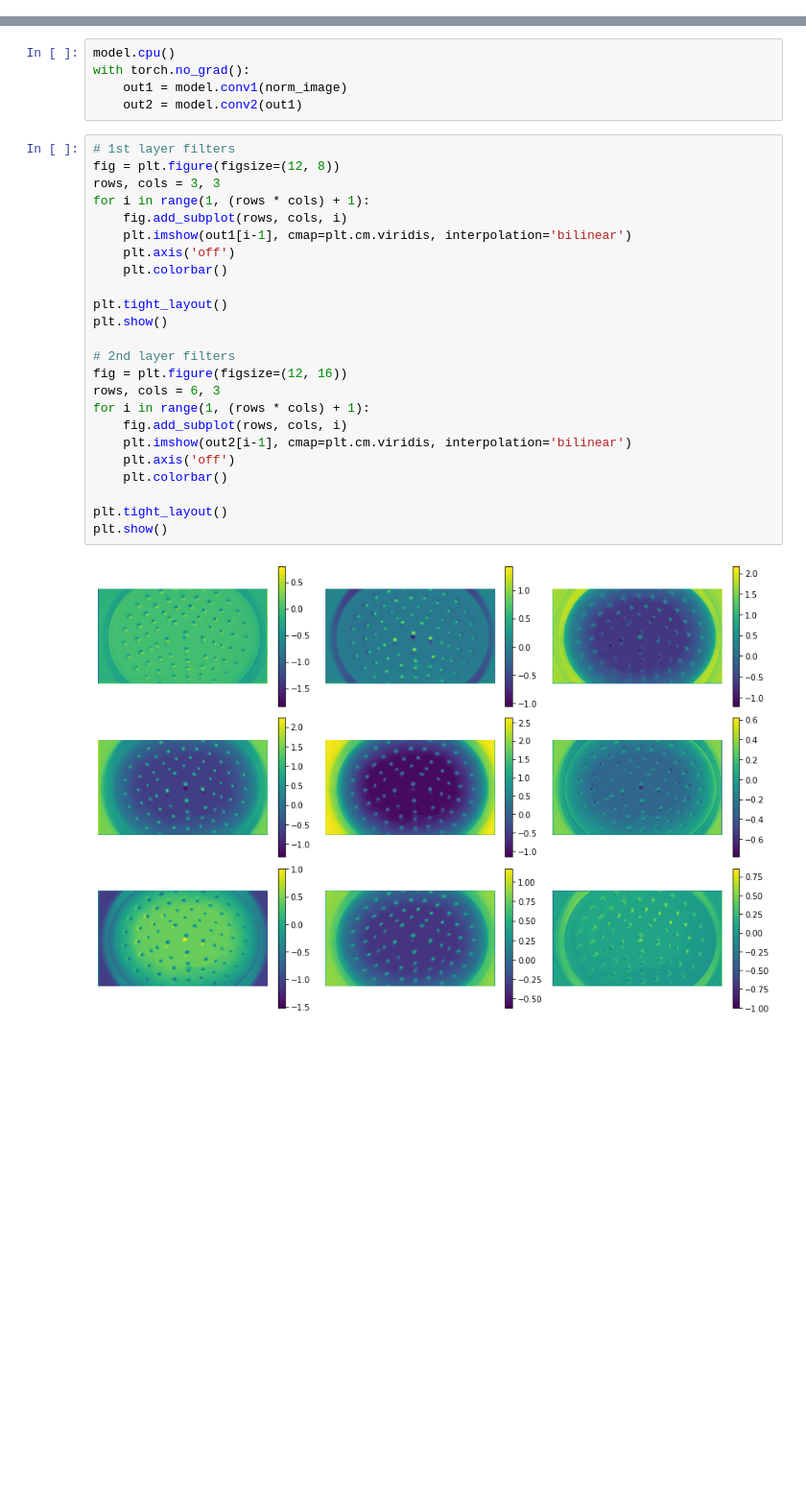
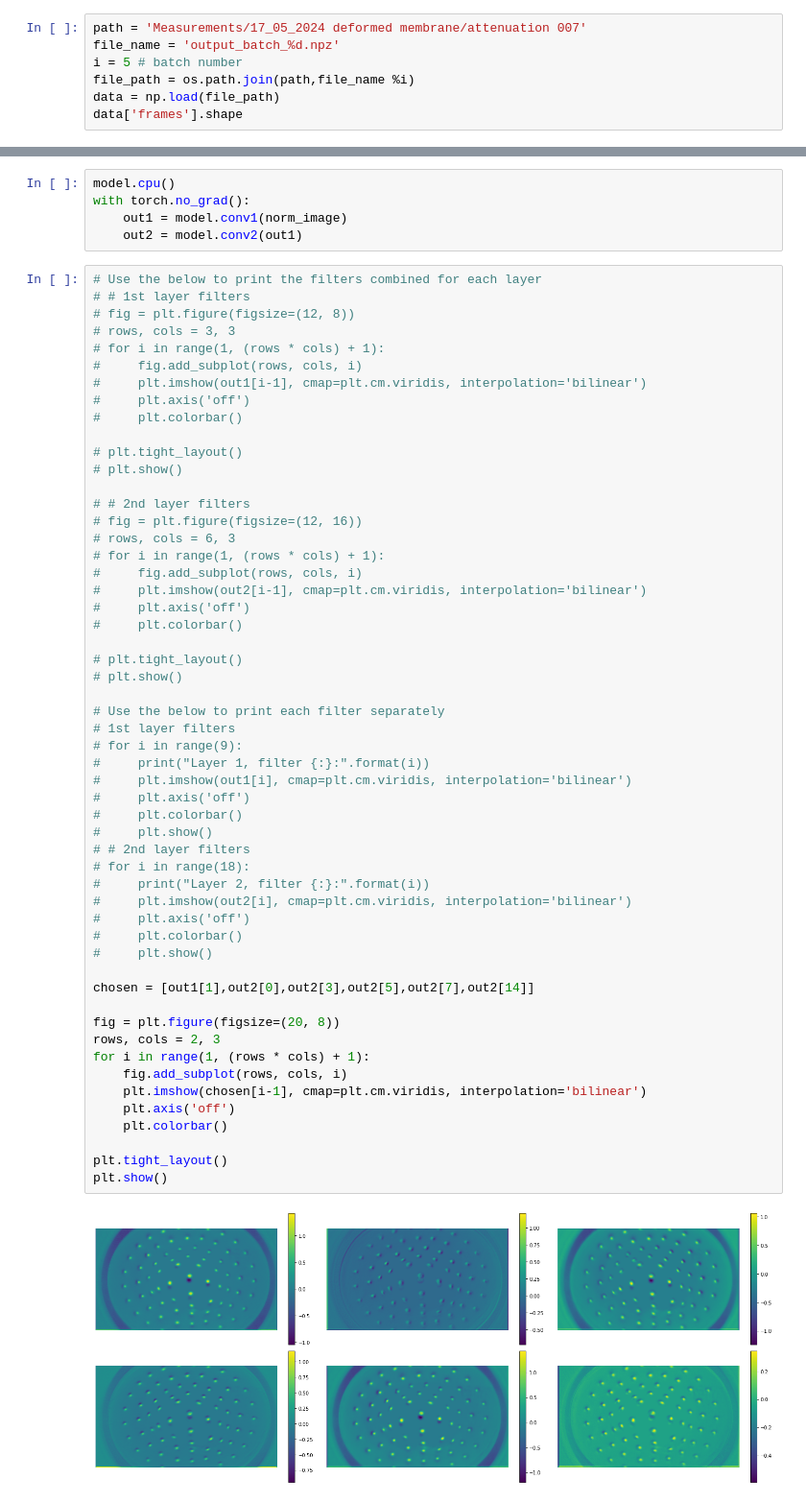
Before and after one commit to SoftSensing/VBSS, a Jupyter notebook: CNN-RNN-Skeleton-Implem.ipynb, the cells around one changed output, grey strips where cells are left out. Shown at 96% size. Drawn from its saved outputs; the diff is of its cells as text; blank space fills up the shorter version.

```diff
--- a/CNN-RNN-Skeleton-Implem.ipynb
+++ b/CNN-RNN-Skeleton-Implem.ipynb
@@ -495,0 +533,7 @@ In this section we will visualize which features from the camera images affect t
+# %%
+path = 'Measurements/17_05_2024 deformed membrane/attenuation 007'
+file_name = 'output_batch_%d.npz'
+i = 5 # batch number
+file_path = os.path.join(path,file_name %i)
+data = np.load(file_path)
+data['frames'].shape
@@ -537,28 +581,58 @@ with torch.no_grad():
     out1 = model.conv1(norm_image)
     out2 = model.conv2(out1)
 # %%
+# Use the below to print the filters combined for each layer
+# # 1st layer filters
+# fig = plt.figure(figsize=(12, 8))
+# rows, cols = 3, 3
+# for i in range(1, (rows * cols) + 1):
+#     fig.add_subplot(rows, cols, i)
+#     plt.imshow(out1[i-1], cmap=plt.cm.viridis, interpolation='bilinear')
+#     plt.axis('off')
+#     plt.colorbar()
+
+# plt.tight_layout()
+# plt.show()
+
+# # 2nd layer filters
+# fig = plt.figure(figsize=(12, 16))
+# rows, cols = 6, 3
+# for i in range(1, (rows * cols) + 1):
+#     fig.add_subplot(rows, cols, i)
+#     plt.imshow(out2[i-1], cmap=plt.cm.viridis, interpolation='bilinear')
+#     plt.axis('off')
+#     plt.colorbar()
+
+# plt.tight_layout()
+# plt.show()
+
+# Use the below to print each filter separately
 # 1st layer filters
-fig = plt.figure(figsize=(12, 8))
-rows, cols = 3, 3
+# for i in range(9):
+#     print("Layer 1, filter {:}:".format(i))
+#     plt.imshow(out1[i], cmap=plt.cm.viridis, interpolation='bilinear')
+#     plt.axis('off')
+#     plt.colorbar()
+#     plt.show()
+# # 2nd layer filters
+# for i in range(18):
+#     print("Layer 2, filter {:}:".format(i))
+#     plt.imshow(out2[i], cmap=plt.cm.viridis, interpolation='bilinear')
+#     plt.axis('off')
+#     plt.colorbar()
+#     plt.show()
+
+chosen = [out1[1],out2[0],out2[3],out2[5],out2[7],out2[14]]
+
+fig = plt.figure(figsize=(20, 8))
+rows, cols = 2, 3
 for i in range(1, (rows * cols) + 1):
     fig.add_subplot(rows, cols, i)
-    plt.imshow(out1[i-1], cmap=plt.cm.viridis, interpolation='bilinear')
+    plt.imshow(chosen[i-1], cmap=plt.cm.viridis, interpolation='bilinear')
     plt.axis('off')
     plt.colorbar()
 
 plt.tight_layout()
 plt.show()
-
-# 2nd layer filters
-fig = plt.figure(figsize=(12, 16))
-rows, cols = 6, 3
-for i in range(1, (rows * cols) + 1):
-    fig.add_subplot(rows, cols, i)
-    plt.imshow(out2[i-1], cmap=plt.cm.viridis, interpolation='bilinear')
-    plt.axis('off')
-    plt.colorbar()
-
-plt.tight_layout()
-plt.show()
 # %% [output]
-[figure, old version]
+[figure, new version]
```
Also changed, not shown: parts of 4 cells of this notebook.
